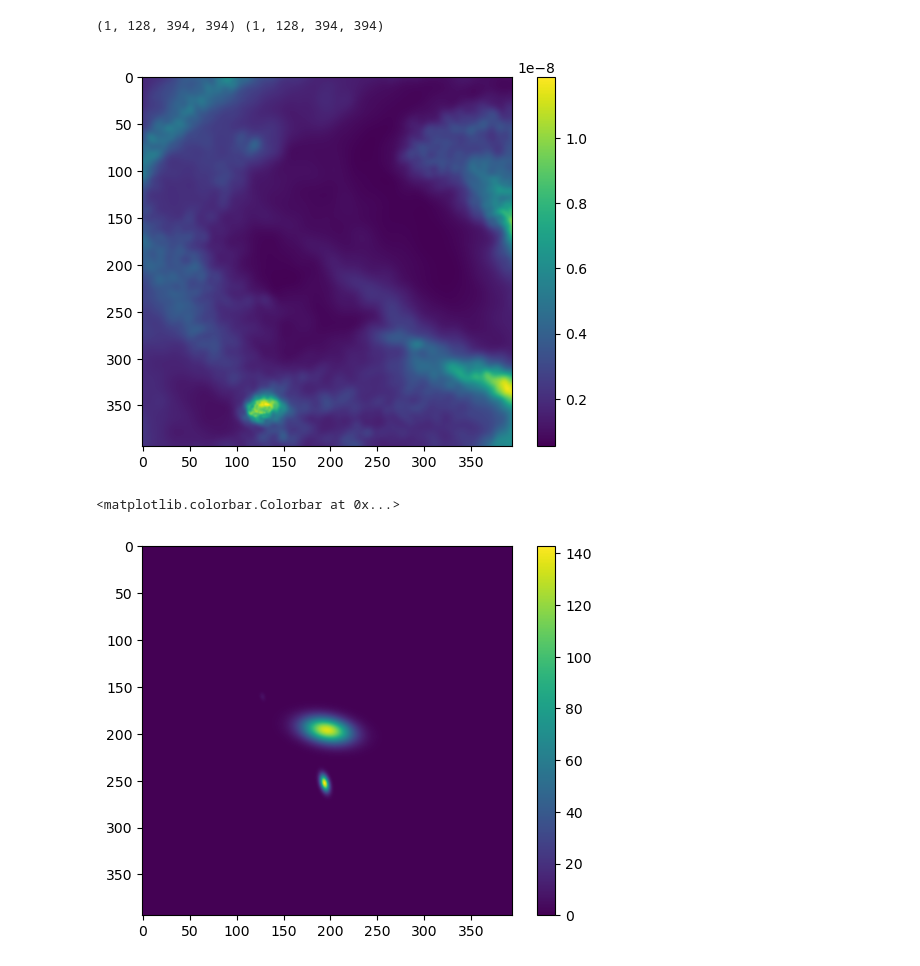
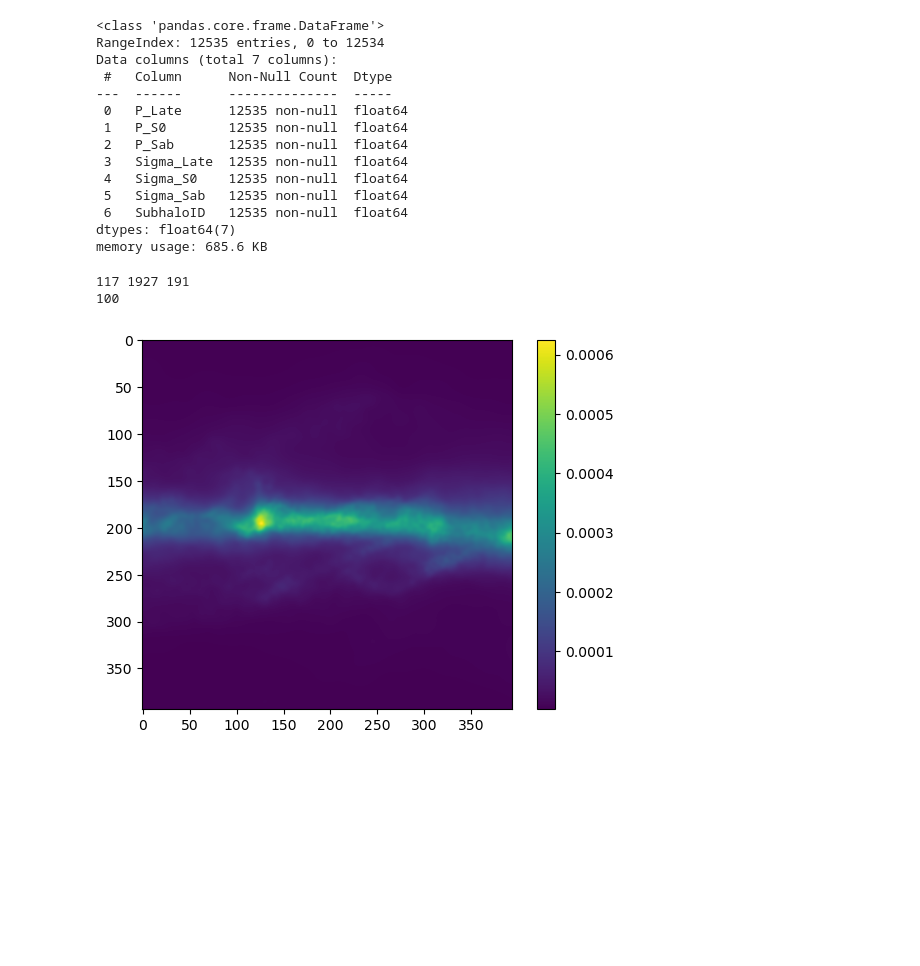
Before and after one commit to MicheleDelliVeneri/ALMASim, a Jupyter notebook: tester.ipynb, the cells around one changed output. Saved outputs shown, nothing was run; the diff lists cells and outputs as text; code cells hidden in the pictures; blank space fills up the shorter version.

Commit message:
extended simulations working

```diff
--- a/tester.ipynb
+++ b/tester.ipynb
@@ -38,20 +54,67 @@ def load_fits(inFile):
     header = hdu_list[0].header
     hdu_list.close()
     return data, header
+# %%
+file = 'morphologies_deeplearn.hdf5'
+db = get_data_from_hdf(file)
+db.info()
+# %% [output]
+<class 'pandas.core.frame.DataFrame'>
+RangeIndex: 12535 entries, 0 to 12534
+Data columns (total 7 columns):
+ #   Column      Non-Null Count  Dtype
+---  ------      --------------  -----
+ 0   P_Late      12535 non-null  float64
+ 1   P_S0        12535 non-null  float64
+ 2   P_Sab       12535 non-null  float64
+ 3   Sigma_Late  12535 non-null  float64
+ 4   Sigma_S0    12535 non-null  float64
+ 5   Sigma_Sab   12535 non-null  float64
+ 6   SubhaloID   12535 non-null  float64
+dtypes: float64(7)
+memory usage: 685.6 KB
+# %%
+catalogue = db[['SubhaloID', 'P_Late', 'P_S0', 'P_Sab']]
+catalogue.sort_values(by=['P_Late'], inplace=True, ascending=False)
+catalogue.head(10)
+ellipticals = catalogue[(catalogue['P_Late'] > 0.6) & (catalogue['P_S0'] < 0.5) & (catalogue['P_Sab'] < 0.5)]
+lenticulars = catalogue[(catalogue['P_S0'] > 0.6) & (catalogue['P_Late'] < 0.5) & (catalogue['P_Sab'] < 0.5)]
+spirals = catalogue[(catalogue['P_Sab'] > 0.6) & (catalogue['P_Late'] < 0.5) & (catalogue['P_S0'] < 0.5)]
+
+ellipticals['sum'] = ellipticals['P_S0'].values + ellipticals['P_Sab'].values
+lenticulars['sum'] = lenticulars['P_Late'].values + lenticulars['P_Sab'].values
+
+spirals['sum'] = spirals['P_Late'].values + spirals['P_S0'].values
+ellipticals.sort_values(by=['sum'], inplace=True, ascending=True)
+lenticulars.sort_values(by=['sum'], inplace=True, ascending=True)
+spirals.sort_values(by=['sum'], inplace=True, ascending=True)
+ellipticals_ids = ellipticals['SubhaloID'].values
+lenticulars_ids = lenticulars['SubhaloID'].values
+spirals_ids = spirals['SubhaloID'].values
+
+print(len(ellipticals), len(lenticulars), len(spirals))
+n = 100
+sample_n = 100 // 3
+
+n_0 = choices(ellipticals_ids, k=sample_n)
+n_1 = choices(lenticulars_ids, k=sample_n)
+n_2 = choices(spirals_ids, k=n - 2 * sample_n)
+ids = np.concatenate((n_0, n_1, n_2))
+print(len(ids))
+# %% [output]
+117 1927 191
+100
 # %%
-data_dir = '/media/storage/sims'
-extended, extended_header = load_fits(os.path.join(data_dir, 'skymodel_0.fits'))
-gaussian, gaussian_header = load_fits(os.path.join(data_dir, 'skymodel_1.fits'))
-print(extended.shape, gaussian.shape)
+data_dir = '/media/storage/extended_sims_test_0'
+extended, extended_header = load_fits(os.path.join(data_dir, 'skymodel_2.fits'))
+#gaussian, gaussian_header = load_fits(os.path.join(data_dir, 'skymodel_1.fits'))
+#print(extended.shape, gaussian.shape)
 
 
 plt.imshow(np.sum(extended[0,:,:], axis=0))
 plt.colorbar()
 plt.show()
-plt.imshow(np.sum(gaussian[0,:,:], axis=0))
-plt.colorbar()
+#plt.imshow(np.sum(gaussian[0,:,:], axis=0))
+#plt.colorbar()
 # %% [output]
-(1, 128, 394, 394) (1, 128, 394, 394)
-[figure, old version]
+[figure, new version]
-<matplotlib.colorbar.Colorbar at 0x...>
-[figure, removed]
```
Also changed, not shown: parts of 1 cell of this notebook, 3 other files.
